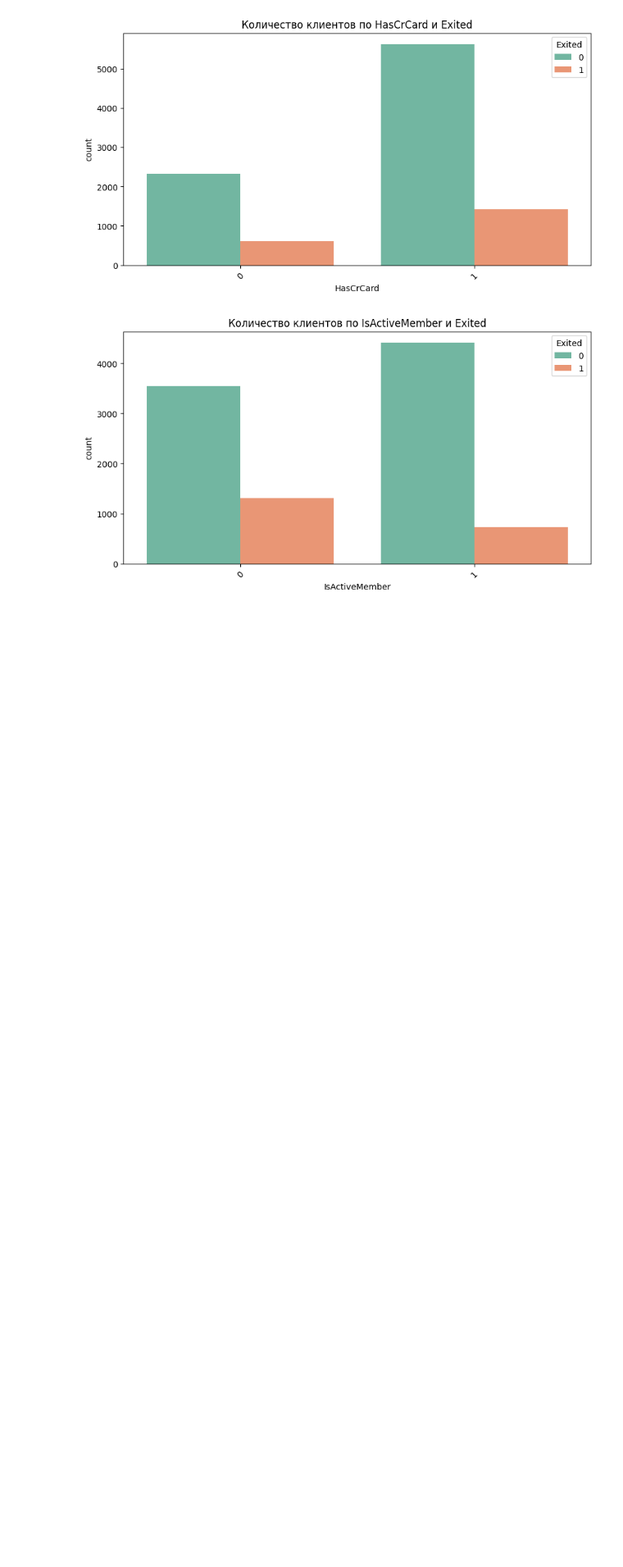
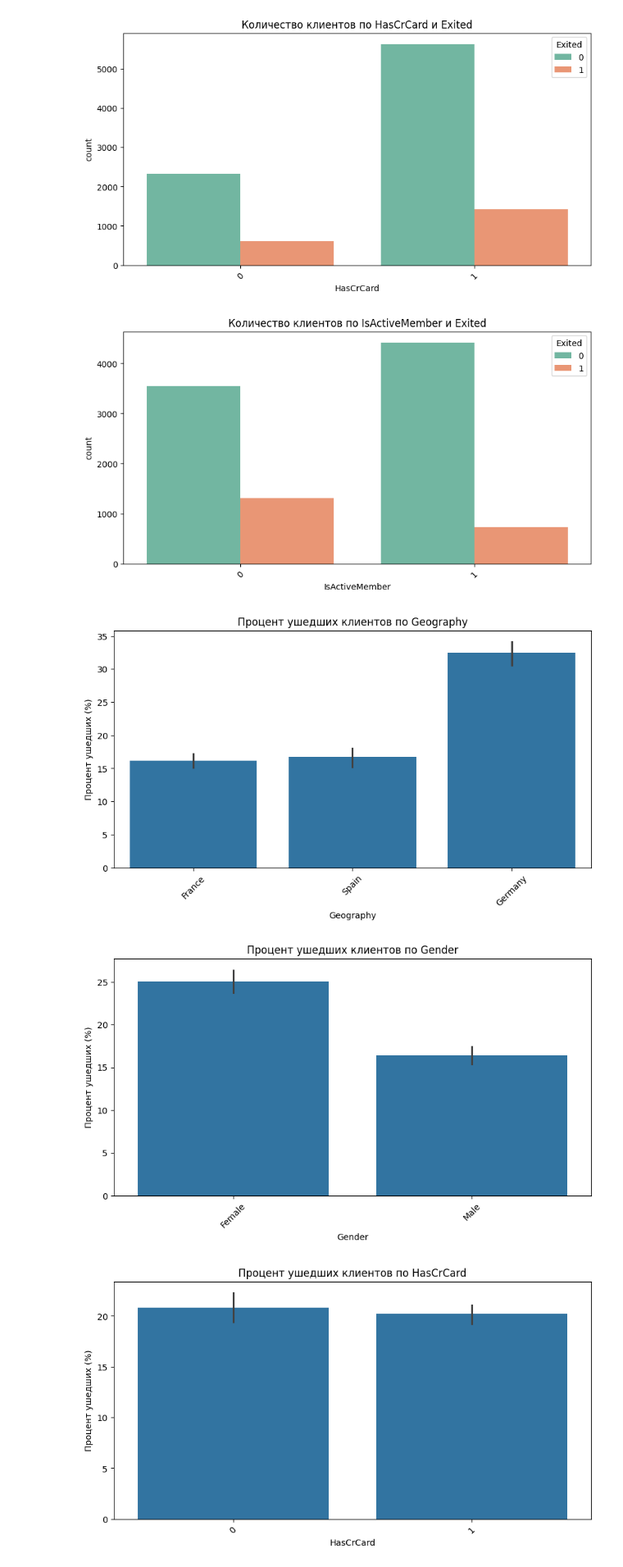
Before and after one commit to UlyanaGru/ml_practice, a Jupyter notebook: ml_practice.ipynb, the cells around one changed output. Shown at 82% size. Saved outputs shown, nothing was run; the diff lists cells and outputs as text; code cells hidden in the pictures; blank space fills up the shorter version.

```diff
--- a/ml_practice.ipynb
+++ b/ml_practice.ipynb
@@ -153,3 +153,15 @@ for col in cat_cols[1:]:
 [figure]
 [figure]
 [figure]
+# %%
+for col in cat_cols[1:]:
+    plt.figure(figsize=(10, 5))
+    sns.barplot(x=col, y='Exited', data=churn_data, estimator=lambda x: sum(x) / len(x) * 100)
+    plt.title(f'Процент ушедших клиентов по {col}')
+    plt.ylabel('Процент ушедших (%)')
+    plt.xticks(rotation=45)
+    plt.show()
+# %% [output]
+[figure, added]
+[figure, added]
+[figure, added]
```
Also changed, not shown: parts of 1 cell of this notebook.
